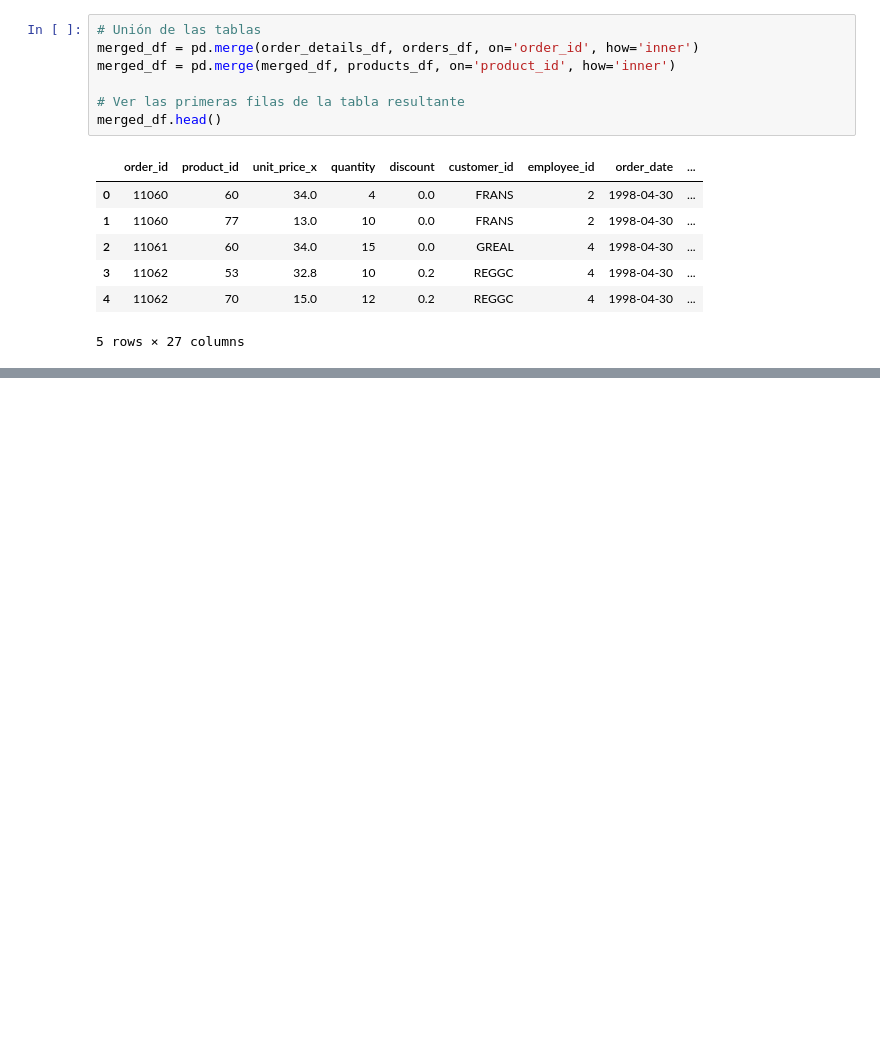
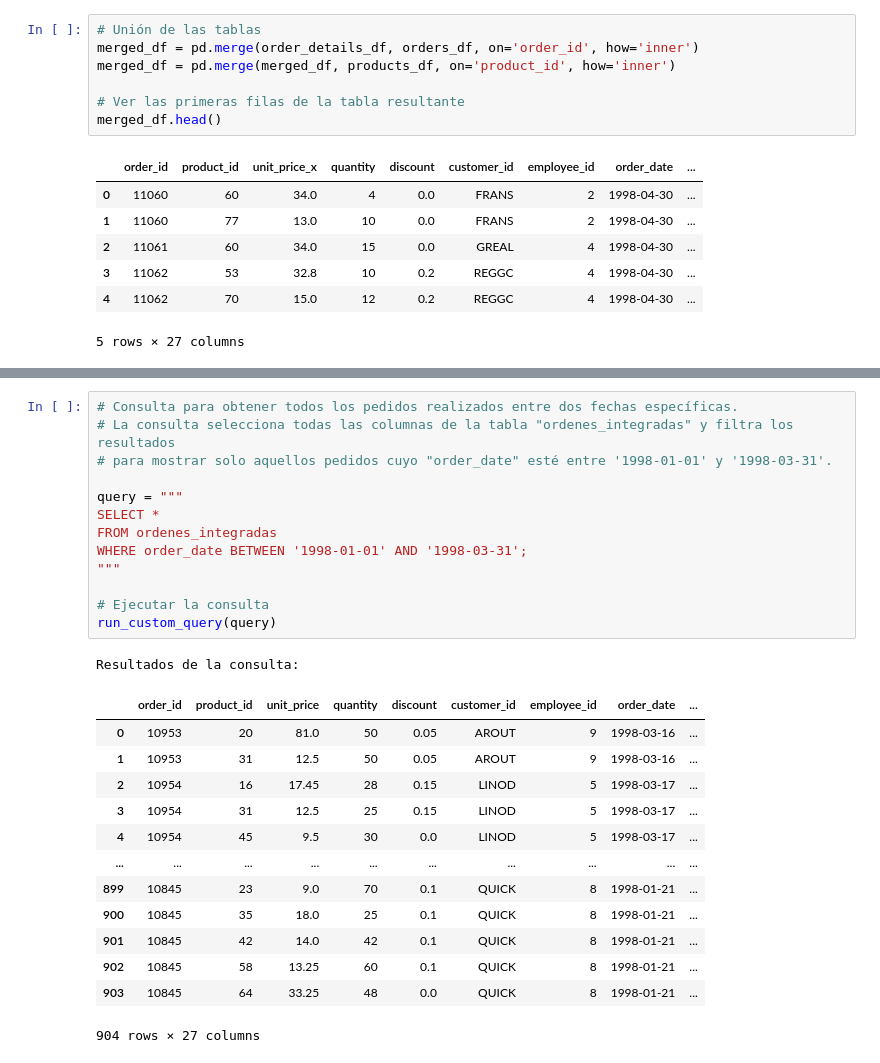
Before and after one commit to alejandrocarmu/proyecto_final_big_data, a Jupyter notebook: proyecto_final.ipynb, the cells around one changed output, grey strips where cells are left out. Drawn from its saved outputs; the diff is of its cells as text; blank space fills up the shorter version.

```diff
--- a/proyecto_final.ipynb
+++ b/proyecto_final.ipynb
@@ -254,0 +507,28 @@ Estado de la consulta de creación de la tabla: QUEUED
+# %%
+# Consulta para obtener todos los pedidos realizados entre dos fechas específicas.
+# La consulta selecciona todas las columnas de la tabla "ordenes_integradas" y filtra los resultados
+# para mostrar solo aquellos pedidos cuyo "order_date" esté entre '1998-01-01' y '1998-03-31'.
+
+query = """
+SELECT *
+FROM ordenes_integradas
+WHERE order_date BETWEEN '1998-01-01' AND '1998-03-31';
+"""
+
+# Ejecutar la consulta
+run_custom_query(query)
+# %% [output]
+Resultados de la consulta:
+|  | order_id | product_id | unit_price | quantity | discount | customer_id | employee_id | order_date | ... |
+| 0 | 10953 | 20 | 81.0 | 50 | 0.05 | AROUT | 9 | 1998-03-16 | ... |
+| 1 | 10953 | 31 | 12.5 | 50 | 0.05 | AROUT | 9 | 1998-03-16 | ... |
+| 2 | 10954 | 16 | 17.45 | 28 | 0.15 | LINOD | 5 | 1998-03-17 | ... |
+| 3 | 10954 | 31 | 12.5 | 25 | 0.15 | LINOD | 5 | 1998-03-17 | ... |
+| 4 | 10954 | 45 | 9.5 | 30 | 0.0 | LINOD | 5 | 1998-03-17 | ... |
+| ... | ... | ... | ... | ... | ... | ... | ... | ... | ... |
+| 899 | 10845 | 23 | 9.0 | 70 | 0.1 | QUICK | 8 | 1998-01-21 | ... |
+| 900 | 10845 | 35 | 18.0 | 25 | 0.1 | QUICK | 8 | 1998-01-21 | ... |
+| 901 | 10845 | 42 | 14.0 | 42 | 0.1 | QUICK | 8 | 1998-01-21 | ... |
+| 902 | 10845 | 58 | 13.25 | 60 | 0.1 | QUICK | 8 | 1998-01-21 | ... |
+| 903 | 10845 | 64 | 33.25 | 48 | 0.0 | QUICK | 8 | 1998-01-21 | ... |
+904 rows × 27 columns
```
Also changed, not shown: parts of 33 cells of this notebook, 3 other files.
